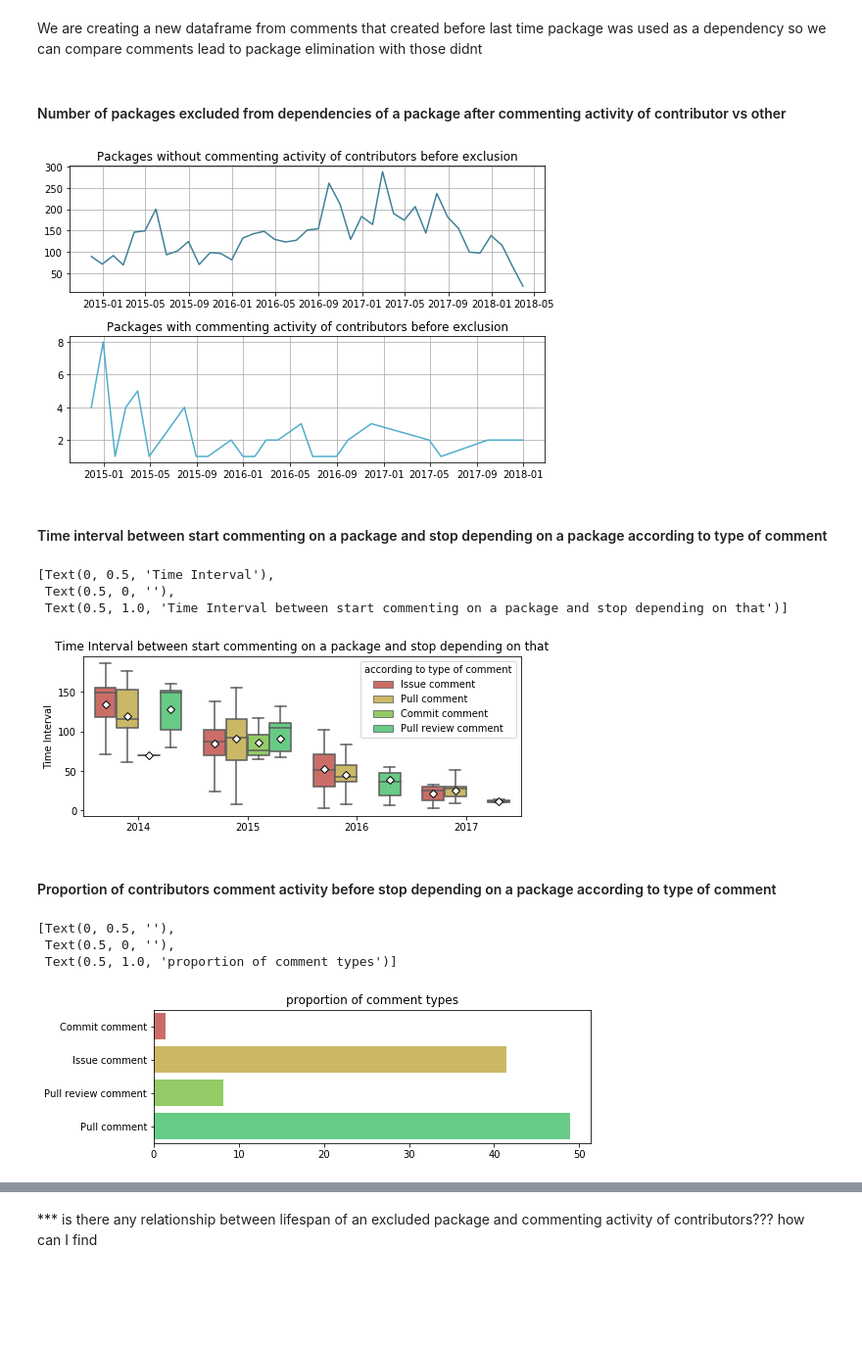
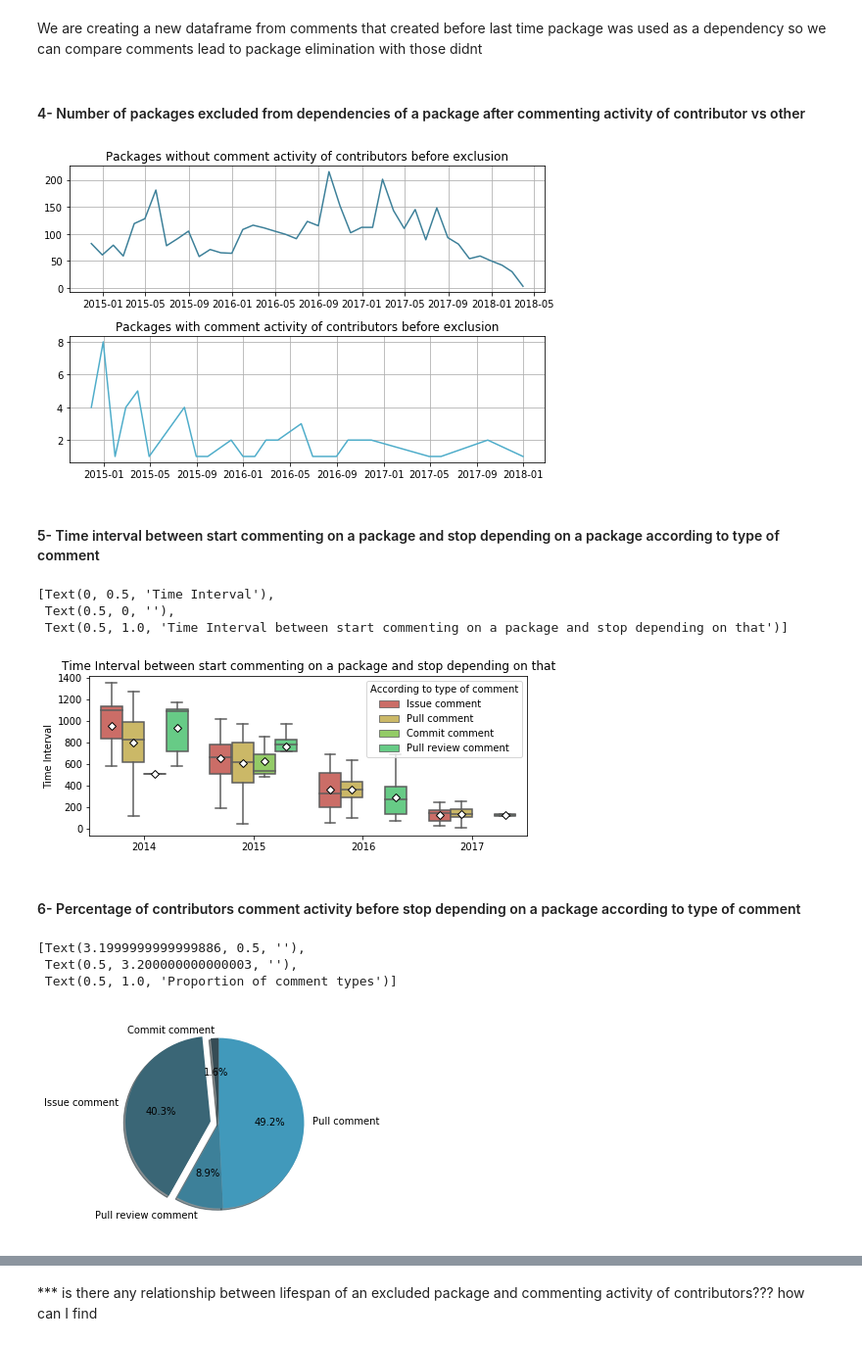
Before and after one commit to MehdiGol/PackagesDependencies-Contributors-Relationship, a Jupyter notebook: notebooks/Question 4.ipynb, the cells around one changed output, grey strips where cells are left out. Shown at 98% size. Drawn from its saved outputs; the diff is of its cells as text; code cells hidden in the pictures; blank space fills up the shorter version.

```diff
--- a/notebooks/Question 4.ipynb
+++ b/notebooks/Question 4.ipynb
@@ -47,7 +47,7 @@ all_comments.head()
 # %%
 df_pckdpnd = (
     pandas.read_csv('../data/package_dependencies_time.csv.gz',compression='gzip',
-                    parse_dates=['fst_release','lst_release','first_time','last_time'])
+                    parse_dates=['FirstRelease','LastRelease','FirstUse','ExclusionTime'])
     .iloc[:,1:]
 )
 df_pckdpnd.shape
@@ -88,34 +90,34 @@ df_data = (
     .drop('Name',axis=1)
 )
 # %% [markdown]
-#### Number of packages excluded from dependencies of a package after commenting activity of contributor vs other
+#### 4- Number of packages excluded from dependencies of a package after commenting activity of contributor vs other
 # %%
 df_tmp_proportion = (
     df_data
-    [lambda x: x['elimination']>0]
-    .assign(Number_of_contributors = lambda x: np.where(x['Number_of_contributors']>0,1,0))
-    .assign(count = 1)
-    .groupby([pandas.Grouper(key='first_time',freq='1M'),'package','target','Number_of_contributors'])
+    [lambda x: x['Excluded']>0]
+    .assign(NumberOfContributors = lambda x: np.where(x['NumberOfContributors']>0,1,0))
+    .assign(Count = 1)
+    .groupby([pandas.Grouper(key='FirstUse',freq='1M'),'package','target','NumberOfContributors'])
     .sum()
     .reset_index()
-    .assign(contributors_count = 1)
-    .groupby([pandas.Grouper(key='first_time',freq='1M'),'Number_of_contributors'])
+    .assign(ContributorsCount = 1)
+    .groupby([pandas.Grouper(key='FirstUse',freq='1M'),'NumberOfContributors'])
     .sum()
     .reset_index()
 )
 plt.rcParams["figure.figsize"] = (16,5)
-dic = {1:'Packages with commenting activity of contributors before exclusion',0:'Packages without commenting activity of contributors before exclusion'}
+dic = {1:'Packages with comment activity of contributors before exclusion',0:'Packages without comment activity of contributors before exclusion'}
 plt.figure(1)
 i = 221
-for item in df_tmp_proportion.Number_of_contributors.unique():
+for item in df_tmp_proportion.NumberOfContributors.unique():
     plt.subplot(i)
-    plt.plot(df_tmp_proportion[lambda x: x['Number_of_contributors'] == item]['first_time'],df_tmp_proportion[lambda x: x['Number_of_contributors'] == item]['contributors_count'],color=palet2[i-219])
+    plt.plot(df_tmp_proportion[lambda x: x['NumberOfContributors'] == item]['FirstUse'],df_tmp_proportion[lambda x: x['NumberOfContributors'] == item]['ContributorsCount'],color=palet2[i-219])
     plt.title(dic[item])
     plt.grid(True)
     i+=2
 plt.subplots_adjust(top=0.92, bottom=0.08, left=0.10, right=0.95, hspace=0.35, wspace=0.02)
 # %% [output]
-[figure, old version]
+[figure, new version]
 # %%
 #unique contributors comment on a package
 unique_cmnts = (
@@ -128,29 +130,29 @@ unique_cmnts = (
 def find_depend_data(index):
     index_of_cmnt = -1
     for id, row in df_data.dropna().iterrows():
-        if index in row['comments_id']:
+        if index in row['CommentsId']:
             index_of_cmnt = id
             break
-    return df_data.loc[id]['last_time'] if df_data.loc[id]['last_time'] < df_data.loc[id]['lst_release'] else np.nan
+    return df_data.loc[id]['ExclusionTime'] if df_data.loc[id]['ExclusionTime'] < df_data.loc[id]['LastRelease'] else np.nan
 
-unique_cmnts['exclusion_time'] = unique_cmnts.apply(lambda r: find_depend_data(r['index']),axis=1)
-unique_cmnts['time_interval'] = unique_cmnts.dropna().apply(lambda r: (r['exclusion_time']- r['created_at']).total_seconds()/3600/24/7,axis=1)
-unique_cmnts['year'] = unique_cmnts.apply(lambda r: r['created_at'].year,axis=1)
+unique_cmnts['ExclusionTime'] = unique_cmnts.apply(lambda r: find_depend_data(r['index']),axis=1)
+unique_cmnts['TimeInterval'] = unique_cmnts.dropna().apply(lambda r: (r['ExclusionTime']- r['created_at']).total_seconds()/3600/24,axis=1)
+unique_cmnts['Year'] = unique_cmnts.apply(lambda r: r['created_at'].year,axis=1)
 unique_cmnts = unique_cmnts.dropna()
 #df_sorted_filtered = cntb_cmnts.sort_values(['user_login','Name']).drop_duplicates(subset=['user_login','Name'],keep='last')
 # %% [markdown]
-#### Time interval between start commenting on a package and stop depending on a package according to type of comment
+#### 5- Time interval between start commenting on a package and stop depending on a package according to type of comment
 # %%
 plt.rcParams["figure.figsize"] = (8,3)
 fig, ax = plt.subplots()
 types = {'isu':'Issue comment','pul':'Pull comment','prq':'Pull review comment','cmt':'Commit comment'}
 seaborn.boxplot(
-    x='year',
-    y='time_interval',
+    x='Year',
+    y='TimeInterval',
     hue='type',
     data=(
-        unique_cmnts[['year','time_interval','type']]
-        .groupby(['year','time_interval','type'])
+        unique_cmnts[['Year','TimeInterval','type']]
+        .groupby(['Year','TimeInterval','type'])
         .sum()
         .reset_index()
         .assign(type= lambda x: x['type'].map(types))
@@ -163,7 +165,7 @@ seaborn.boxplot(
     showfliers=False,
     meanprops=dict(marker='D', markeredgecolor='black', markerfacecolor='white')
 )
-ax.legend(title='according to type of comment')
+ax.legend(title='According to type of comment')
 ax.set(
     title='Time Interval between start commenting on a package and stop depending on that',
     ylabel= 'Time Interval',
@@ -173,36 +175,34 @@ ax.set(
 [Text(0, 0.5, 'Time Interval'),
  Text(0.5, 0, ''),
  Text(0.5, 1.0, 'Time Interval between start commenting on a package and stop depending on that')]
-[figure, old version]
+[figure, new version]
 # %% [markdown]
-#### Proportion of contributors comment activity before stop depending on a package according to type of comment
+#### 6- Percentage of contributors comment activity before stop depending on a package according to type of comment
 # %%
-plt.rcParams["figure.figsize"] = (8,2.5)
+plt.rcParams["figure.figsize"] = (4,4)
 
-df_bar = (unique_cmnts[['Name','exclusion_time','type']]
-        .assign(proportion = 1)
+df_bar = (unique_cmnts[['Name','ExclusionTime','type']]
+        .assign(Proportion = 1)
         .groupby(['type'])
         .sum()
         .reset_index()
         .assign(type= lambda x: x['type'].map(types))
 )
-df_bar['proportion'] = df_bar.apply(lambda d: d['proportion']/df_bar['proportion'].sum()*100, axis=1)
+df_bar['Proportion'] = df_bar.apply(lambda d: d['Proportion']/df_bar['Proportion'].sum()*100, axis=1)
 
-ax = seaborn.barplot(
-    y='type',
-    x='proportion',
-    data=df_bar,
-    palette=palet
+plt.pie(
+    x=df_bar['Proportion'],explode=(0, 0.1, 0, 0), labels=df_bar['type'], colors=palet2,
+        autopct='%1.1f%%', shadow=True, startangle=90
 )
 
 ax.set(
     xlabel='',
     ylabel='',
-    title='proportion of comment types'
+    title='Proportion of comment types'
 )
 # %% [output]
-[Text(0, 0.5, ''),
- Text(0.5, 0, ''),
- Text(0.5, 1.0, 'proportion of comment types')]
+[Text(3.1999999999999886, 0.5, ''),
+ Text(0.5, 3.200000000000003, ''),
+ Text(0.5, 1.0, 'Proportion of comment types')]
-[figure, old version]
+[figure, new version]
 # %% [markdown]
```
Also changed, not shown: parts of 20 cells of this notebook, 5 other files.
